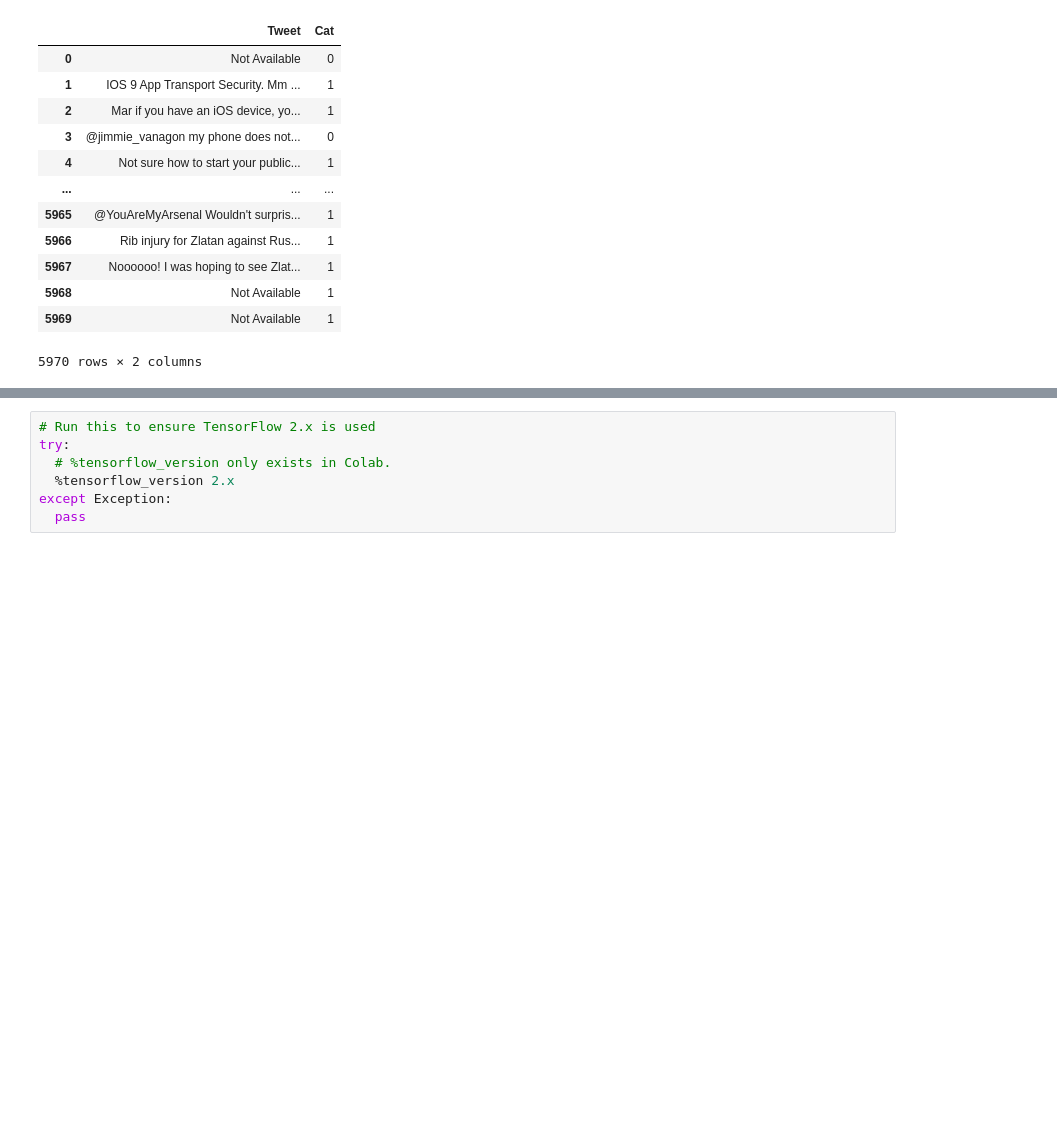
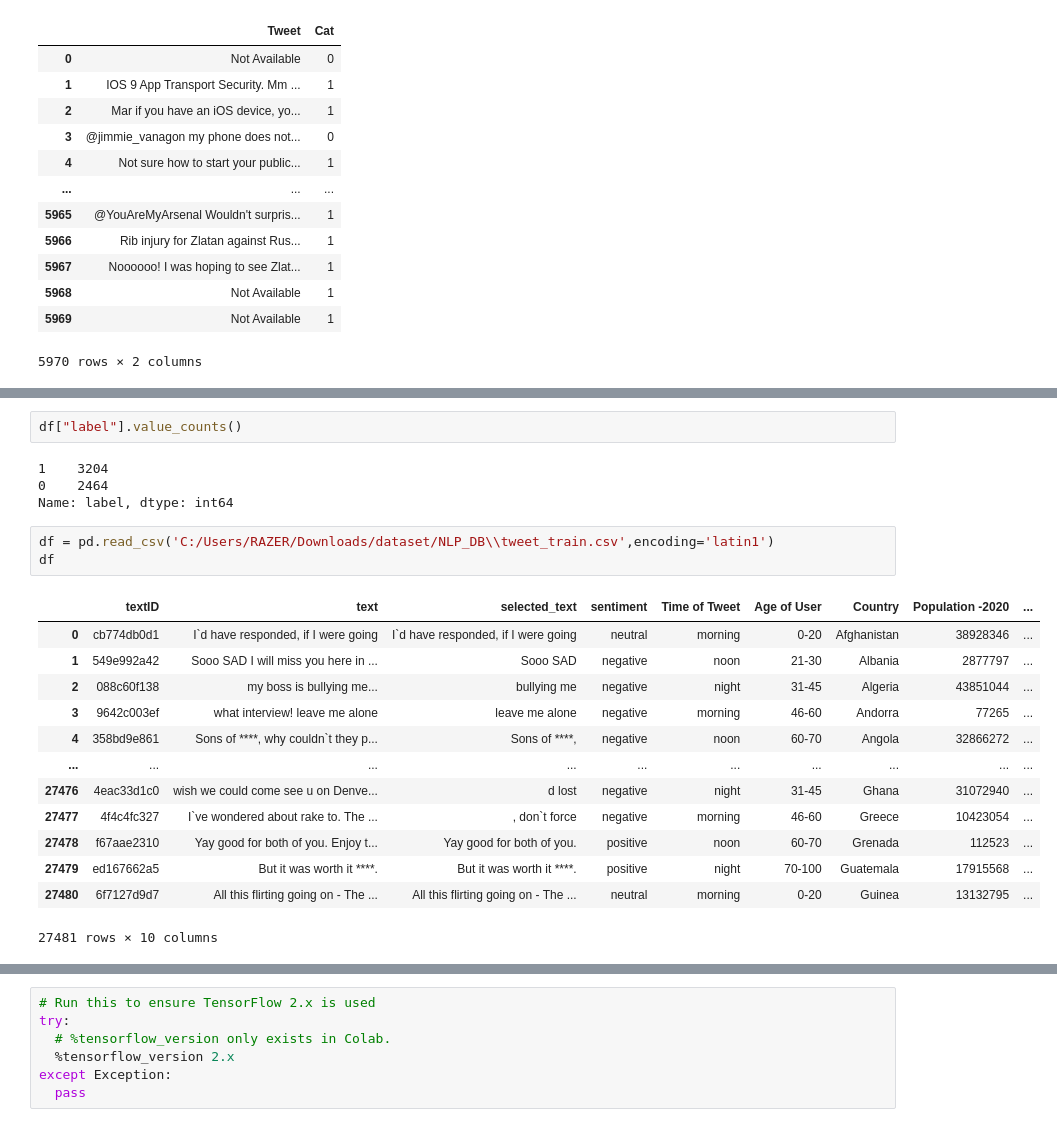
Before and after one commit to RafsanJany-44/NLP_Research, a Jupyter notebook: tensoreflow_2.ipynb, the cells around one changed output, grey strips where cells are left out. Saved outputs shown, nothing was run; the diff lists cells and outputs as text; blank space fills up the shorter version.

```diff
--- a/tensoreflow_2.ipynb
+++ b/tensoreflow_2.ipynb
@@ -55,0 +88,23 @@ df.loc[:,["Tweet","Cat"]]
+# %%
+df["label"].value_counts()
+# %% [output]
+1    3204
+0    2464
+Name: label, dtype: int64
+# %%
+df = pd.read_csv('C:/Users/RAZER/Downloads/dataset/NLP_DB\\tweet_train.csv',encoding='latin1')
+df
+# %% [output]
+|  | textID | text | selected_text | sentiment | Time of Tweet | Age of User | Country | Population -2020 | ... |
+| 0 | cb774db0d1 | I`d have responded, if I were going | I`d have responded, if I were going | neutral | morning | 0-20 | Afghanistan | 38928346 | ... |
+| 1 | 549e992a42 | Sooo SAD I will miss you here in ... | Sooo SAD | negative | noon | 21-30 | Albania | 2877797 | ... |
+| 2 | 088c60f138 | my boss is bullying me... | bullying me | negative | night | 31-45 | Algeria | 43851044 | ... |
+| 3 | 9642c003ef | what interview! leave me alone | leave me alone | negative | morning | 46-60 | Andorra | 77265 | ... |
+| 4 | 358bd9e861 | Sons of ****, why couldn`t they p... | Sons of ****, | negative | noon | 60-70 | Angola | 32866272 | ... |
+| ... | ... | ... | ... | ... | ... | ... | ... | ... | ... |
+| 27476 | 4eac33d1c0 | wish we could come see u on Denve... | d lost | negative | night | 31-45 | Ghana | 31072940 | ... |
+| 27477 | 4f4c4fc327 | I`ve wondered about rake to. The ... | , don`t force | negative | morning | 46-60 | Greece | 10423054 | ... |
+| 27478 | f67aae2310 | Yay good for both of you. Enjoy t... | Yay good for both of you. | positive | noon | 60-70 | Grenada | 112523 | ... |
+| 27479 | ed167662a5 | But it was worth it ****. | But it was worth it ****. | positive | night | 70-100 | Guatemala | 17915568 | ... |
+| 27480 | 6f7127d9d7 | All this flirting going on - The ... | All this flirting going on - The ... | neutral | morning | 0-20 | Guinea | 13132795 | ... |
+27481 rows × 10 columns
```
Also changed, not shown: parts of 5 cells of this notebook.
